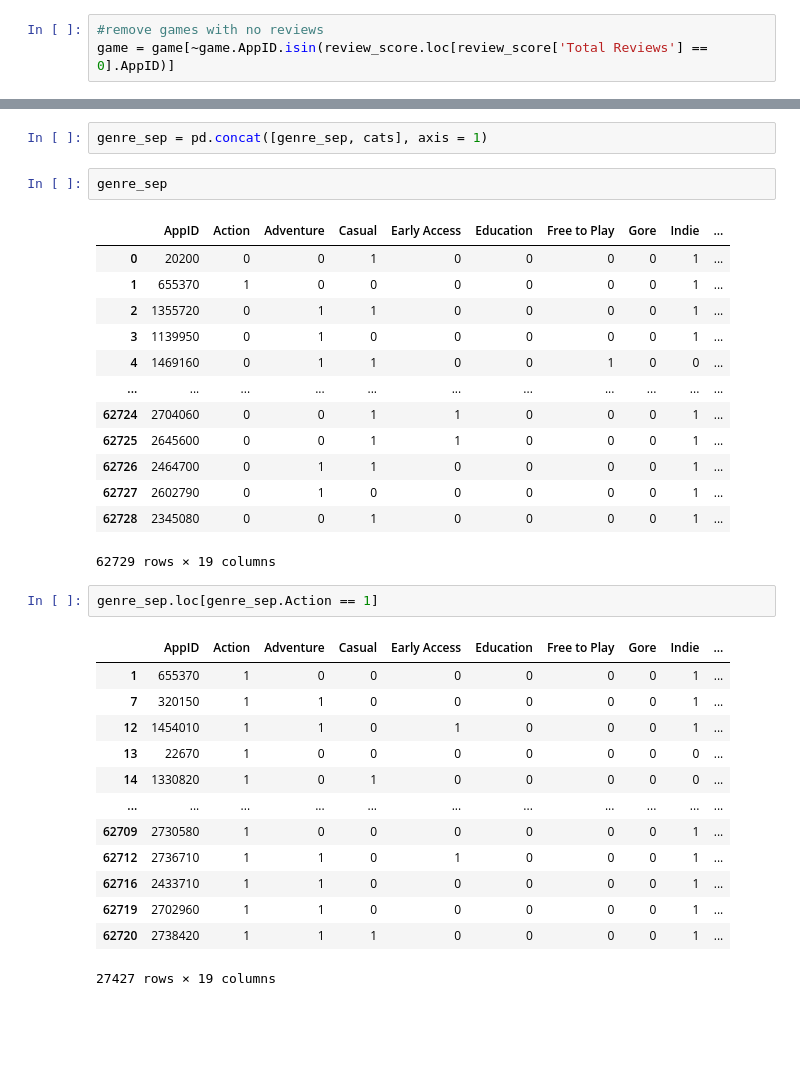
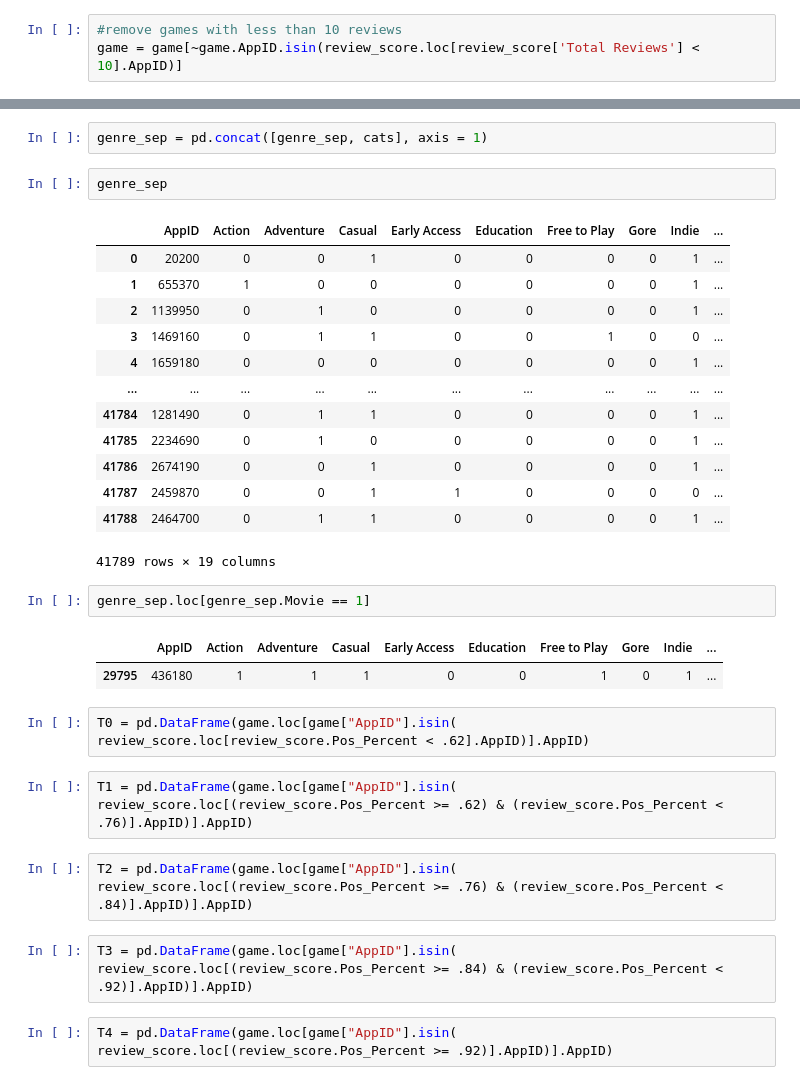
Before and after one commit to Jdd197/Steam-Analysis-Project, a Jupyter notebook: Steam Analysis Project.ipynb, the cells around one changed output, grey strips where cells are left out. Drawn from its saved outputs; the diff is of its cells as text; blank space fills up the shorter version.

```diff
--- a/Steam Analysis Project.ipynb
+++ b/Steam Analysis Project.ipynb
@@ -103,8 +104,8 @@ min          0.000000
 max          1.000000
 Name: Pos_Percent, dtype: float64
 # %%
-#remove games with no reviews
-game = game[~game.AppID.isin(review_score.loc[review_score['Total Reviews'] == 0].AppID)]
+#remove games with less than 10 reviews
+game = game[~game.AppID.isin(review_score.loc[review_score['Total Reviews'] < 10].AppID)]
 # %%
 game.reset_index(drop=True, inplace = True)
 # %%
@@ -199,29 +200,28 @@ genre_sep
 |  | AppID | Action | Adventure | Casual | Early Access | Education | Free to Play | Gore | Indie | ... |
 | 0 | 20200 | 0 | 0 | 1 | 0 | 0 | 0 | 0 | 1 | ... |
 | 1 | 655370 | 1 | 0 | 0 | 0 | 0 | 0 | 0 | 1 | ... |
-| 2 | 1355720 | 0 | 1 | 1 | 0 | 0 | 0 | 0 | 1 | ... |
-| 3 | 1139950 | 0 | 1 | 0 | 0 | 0 | 0 | 0 | 1 | ... |
-| 4 | 1469160 | 0 | 1 | 1 | 0 | 0 | 1 | 0 | 0 | ... |
+| 2 | 1139950 | 0 | 1 | 0 | 0 | 0 | 0 | 0 | 1 | ... |
+| 3 | 1469160 | 0 | 1 | 1 | 0 | 0 | 1 | 0 | 0 | ... |
+| 4 | 1659180 | 0 | 0 | 0 | 0 | 0 | 0 | 0 | 1 | ... |
 | ... | ... | ... | ... | ... | ... | ... | ... | ... | ... | ... |
-| 62724 | 2704060 | 0 | 0 | 1 | 1 | 0 | 0 | 0 | 1 | ... |
-| 62725 | 2645600 | 0 | 0 | 1 | 1 | 0 | 0 | 0 | 1 | ... |
-| 62726 | 2464700 | 0 | 1 | 1 | 0 | 0 | 0 | 0 | 1 | ... |
-| 62727 | 2602790 | 0 | 1 | 0 | 0 | 0 | 0 | 0 | 1 | ... |
-| 62728 | 2345080 | 0 | 0 | 1 | 0 | 0 | 0 | 0 | 1 | ... |
+| 41784 | 1281490 | 0 | 1 | 1 | 0 | 0 | 0 | 0 | 1 | ... |
+| 41785 | 2234690 | 0 | 1 | 0 | 0 | 0 | 0 | 0 | 1 | ... |
+| 41786 | 2674190 | 0 | 0 | 1 | 0 | 0 | 0 | 0 | 1 | ... |
+| 41787 | 2459870 | 0 | 0 | 1 | 1 | 0 | 0 | 0 | 0 | ... |
+| 41788 | 2464700 | 0 | 1 | 1 | 0 | 0 | 0 | 0 | 1 | ... |
-62729 rows × 19 columns
+41789 rows × 19 columns
 # %%
-genre_sep.loc[genre_sep.Action == 1]
+genre_sep.loc[genre_sep.Movie == 1]
 # %% [output]
 |  | AppID | Action | Adventure | Casual | Early Access | Education | Free to Play | Gore | Indie | ... |
-| 1 | 655370 | 1 | 0 | 0 | 0 | 0 | 0 | 0 | 1 | ... |
-| 7 | 320150 | 1 | 1 | 0 | 0 | 0 | 0 | 0 | 1 | ... |
-| 12 | 1454010 | 1 | 1 | 0 | 1 | 0 | 0 | 0 | 1 | ... |
-| 13 | 22670 | 1 | 0 | 0 | 0 | 0 | 0 | 0 | 0 | ... |
-| 14 | 1330820 | 1 | 0 | 1 | 0 | 0 | 0 | 0 | 0 | ... |
-| ... | ... | ... | ... | ... | ... | ... | ... | ... | ... | ... |
-| 62709 | 2730580 | 1 | 0 | 0 | 0 | 0 | 0 | 0 | 1 | ... |
-| 62712 | 2736710 | 1 | 1 | 0 | 1 | 0 | 0 | 0 | 1 | ... |
-| 62716 | 2433710 | 1 | 1 | 0 | 0 | 0 | 0 | 0 | 1 | ... |
-| 62719 | 2702960 | 1 | 1 | 0 | 0 | 0 | 0 | 0 | 1 | ... |
-| 62720 | 2738420 | 1 | 1 | 1 | 0 | 0 | 0 | 0 | 1 | ... |
+| 29795 | 436180 | 1 | 1 | 1 | 0 | 0 | 1 | 0 | 1 | ... |
-27427 rows × 19 columns
+# %%
+T0 = pd.DataFrame(game.loc[game["AppID"].isin( review_score.loc[review_score.Pos_Percent < .62].AppID)].AppID)
+# %%
+T1 = pd.DataFrame(game.loc[game["AppID"].isin( review_score.loc[(review_score.Pos_Percent >= .62) & (review_score.Pos_Percent < .76)].AppID)].AppID)
+# %%
+T2 = pd.DataFrame(game.loc[game["AppID"].isin( review_score.loc[(review_score.Pos_Percent >= .76) & (review_score.Pos_Percent < .84)].AppID)].AppID)
+# %%
+T3 = pd.DataFrame(game.loc[game["AppID"].isin( review_score.loc[(review_score.Pos_Percent >= .84) & (review_score.Pos_Percent < .92)].AppID)].AppID)
+# %%
+T4 = pd.DataFrame(game.loc[game["AppID"].isin( review_score.loc[(review_score.Pos_Percent >= .92)].AppID)].AppID)
```
Also changed, not shown: parts of 33 cells of this notebook.
